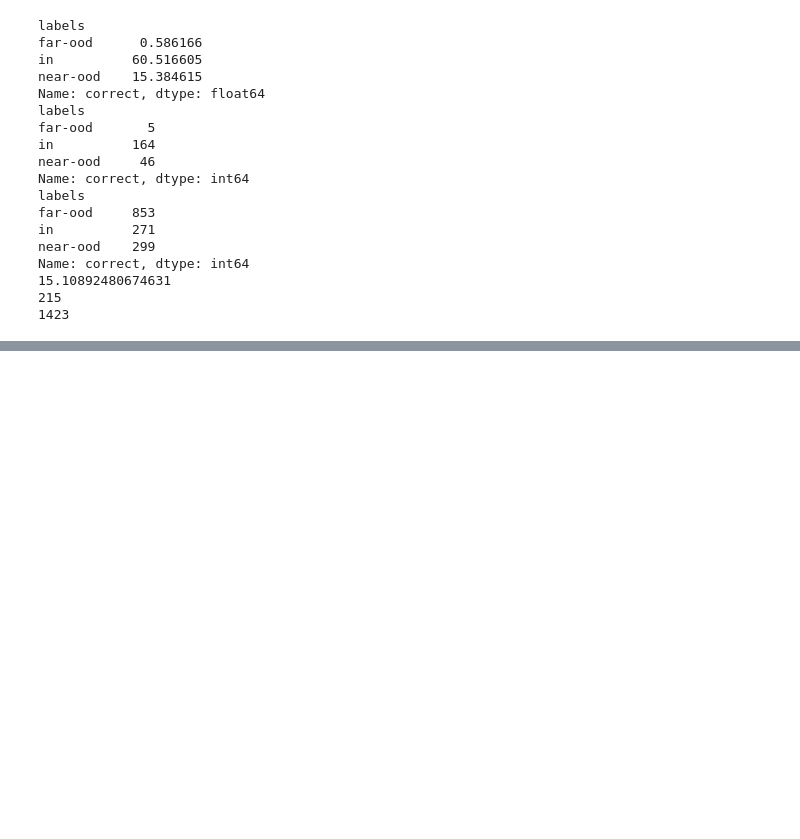
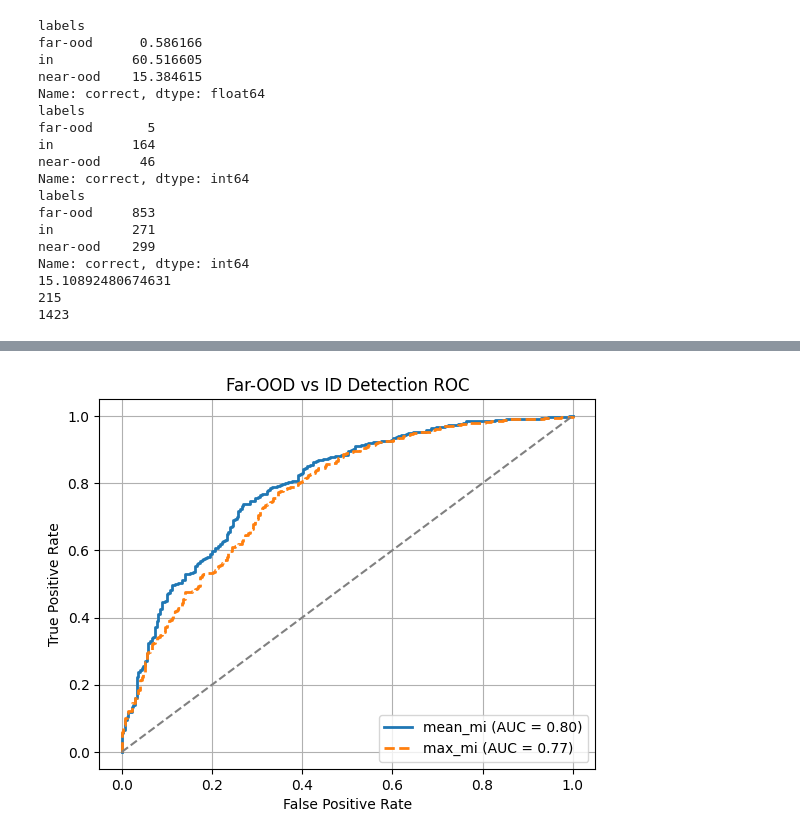
Before and after one commit to dries02/cbqa-ood, a Jupyter notebook: notebooks/results.ipynb, the cells around one changed output, grey strips where cells are left out. Drawn from its saved outputs; the diff is of its cells as text; code cells hidden in the pictures; blank space fills up the shorter version.

```diff
--- a/notebooks/results.ipynb
+++ b/notebooks/results.ipynb
@@ -181,0 +214,26 @@ Name: correct, dtype: int64
+# %%
+mask = df["labels"].isin(["in", "far-ood"])
+y_true = (df.loc[mask, "labels"] == "far-ood").astype(int)
+
+y_score1 = df.loc[mask, "mean_mi"].to_numpy()
+fpr1, tpr1, _ = roc_curve(y_true, y_score1)
+roc_auc1     = auc(fpr1, tpr1)
+
+y_score2 = df.loc[mask, "max_mi"].to_numpy()
+fpr2, tpr2, _ = roc_curve(y_true, y_score2)
+roc_auc2     = auc(fpr2, tpr2)
+
+plt.plot(fpr1, tpr1, label=f"mean_mi (AUC = {roc_auc1:.2f})", linewidth=2)
+plt.plot(fpr2, tpr2, label=f"max_mi (AUC = {roc_auc2:.2f})", linestyle="--", linewidth=2)
+
+# chance line
+plt.plot([0,1], [0,1], "--", color="gray")
+
+plt.xlabel("False Positive Rate")
+plt.ylabel("True Positive Rate")
+plt.title("Far-OOD vs ID Detection ROC")
+plt.legend(loc="lower right")
+plt.grid(True)
+plt.show()
+# %% [output]
+[figure, added]
```
Also changed, not shown: parts of 6 cells of this notebook, 5 other files.
